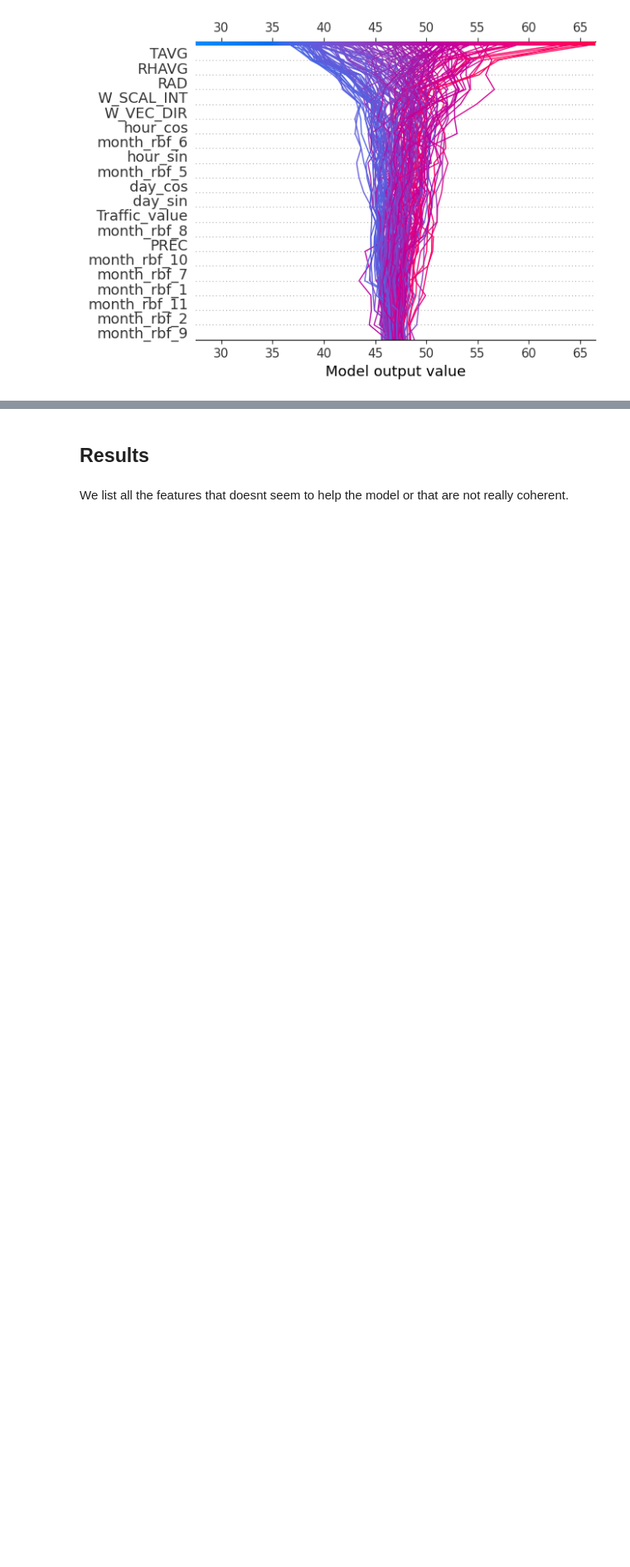
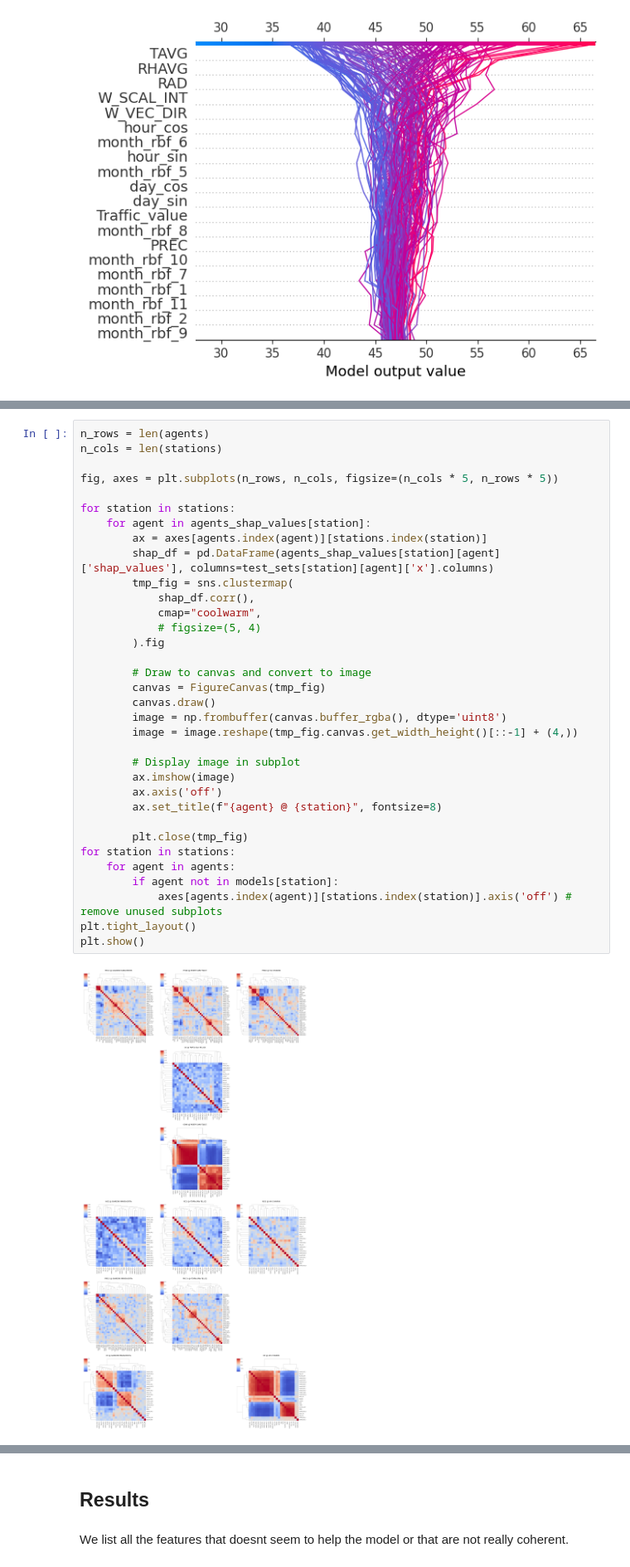
Before and after one commit to davidesonno/AII-project, a Jupyter notebook: 7-feature-importance.ipynb, the cells around one changed output, grey strips where cells are left out. Shown at 83% size. Saved outputs shown, nothing was run; the diff lists cells and outputs as text; blank space fills up the shorter version.

```diff
--- a/7-feature-importance.ipynb
+++ b/7-feature-importance.ipynb
@@ -358,0 +363,36 @@ shap.plots.decision(
+# %%
+n_rows = len(agents)
+n_cols = len(stations)
+
+fig, axes = plt.subplots(n_rows, n_cols, figsize=(n_cols * 5, n_rows * 5))
+
+for station in stations:
+    for agent in agents_shap_values[station]:
+        ax = axes[agents.index(agent)][stations.index(station)]
+        shap_df = pd.DataFrame(agents_shap_values[station][agent]['shap_values'], columns=test_sets[station][agent]['x'].columns)
+        tmp_fig = sns.clustermap(
+            shap_df.corr(),
+            cmap="coolwarm",
+            # figsize=(5, 4)
+        ).fig
+
+        # Draw to canvas and convert to image
+        canvas = FigureCanvas(tmp_fig)
+        canvas.draw()
+        image = np.frombuffer(canvas.buffer_rgba(), dtype='uint8')
+        image = image.reshape(tmp_fig.canvas.get_width_height()[::-1] + (4,))
+
+        # Display image in subplot
+        ax.imshow(image)
+        ax.axis('off')
+        ax.set_title(f"{agent} @ {station}", fontsize=8)
+
+        plt.close(tmp_fig)
+for station in stations:
+    for agent in agents:
+        if agent not in models[station]:
+            axes[agents.index(agent)][stations.index(station)].axis('off') # remove unused subplots
+plt.tight_layout()
+plt.show()
+# %% [output]
+[figure, added]
```
Also changed, not shown: parts of 13 cells of this notebook.
